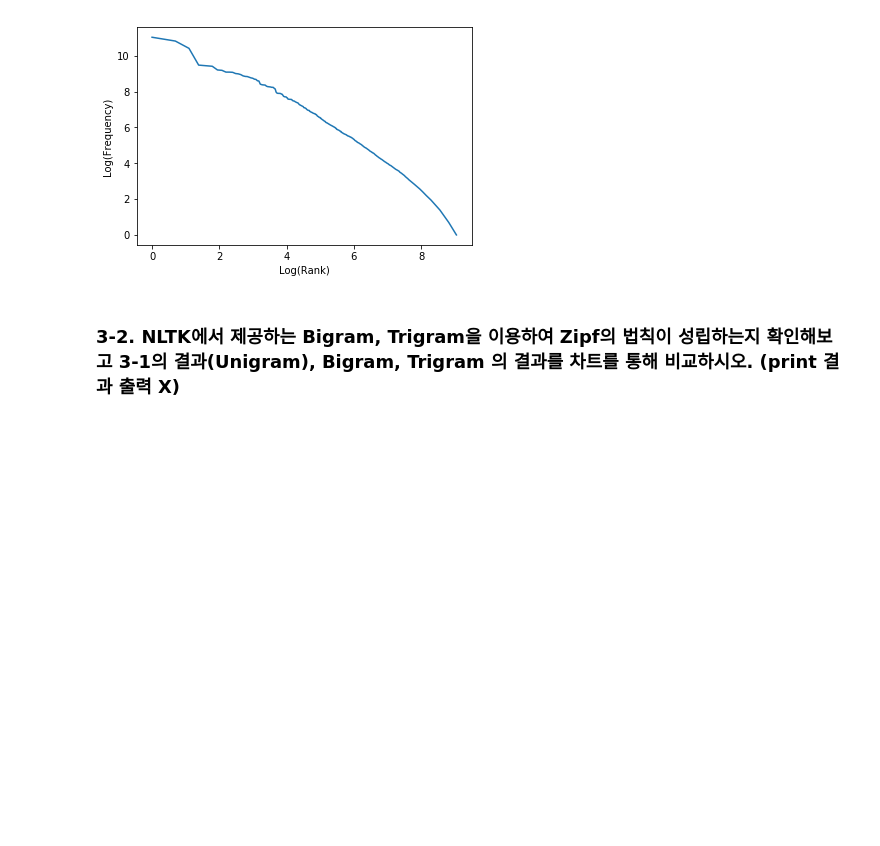
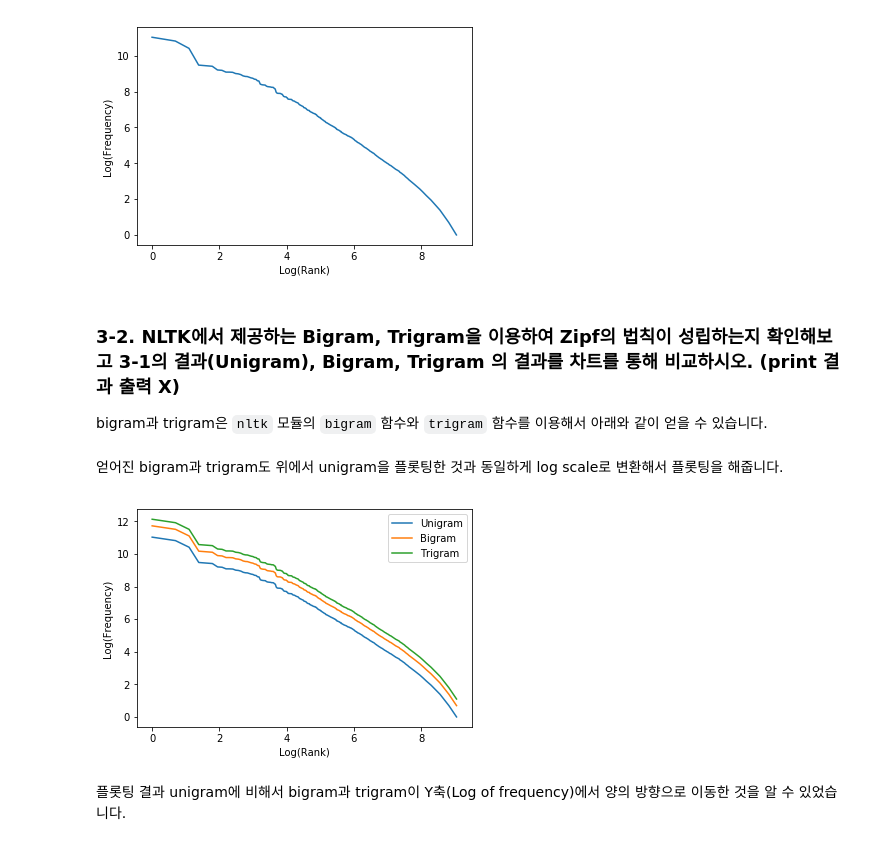
Before and after one commit to JamesKim2998/imma-term-project, a Jupyter notebook: notebooks/Problem3.ipynb, the cells around one changed output. Saved outputs shown, nothing was run; the diff lists cells and outputs as text; code cells hidden in the pictures; blank space fills up the shorter version.

```diff
--- a/notebooks/Problem3.ipynb
+++ b/notebooks/Problem3.ipynb
@@ -101,3 +106,5 @@ plt.show()
 [figure]
 # %% [markdown]
 ### 3-2. NLTK에서 제공하는 Bigram, Trigram을 이용하여 Zipf의 법칙이 성립하는지 확인해보고 3-1의 결과(Unigram), Bigram, Trigram 의 결과를 차트를 통해 비교하시오. (print 결과 출력 X)
+
+bigram과 trigram은 `nltk` 모듈의 `bigram` 함수와 `trigram` 함수를 이용해서 아래와 같이 얻을 수 있습니다.
@@ -104,11 +114,17 @@ plt.show()
+# %% [markdown]
+얻어진 bigram과 trigram도 위에서 unigram을 플롯팅한 것과 동일하게 log scale로 변환해서 플롯팅을 해줍니다.
 # %%
-bigram_list = list(nltk.bigrams(tokenized_words))
-freq_list, rank_list = zipf_law(bigram_list)
-plt.plot(np.log(rank_list), np.log(freq_list), label='Bigram')
-
-trigram_list = list(nltk.trigrams(tokenized_words))
-freq_list, rank_list = zipf_law(trigram_list)
-plt.plot(np.log(rank_list), np.log(freq_list), label='Trigram')
+plt.plot(np.log(rank_list), np.log(freq_list), label='Unigram')
+bigram_freq_list, bigram_rank_list = zipf_law(bigram_list)
+plt.plot(np.log(bigram_rank_list), np.log(bigram_freq_list), label='Bigram')
+trigram_freq_list, trigram_rank_list = zipf_law(trigram_list)
+plt.plot(np.log(trigram_rank_list), np.log(trigram_freq_list), label='Trigram')
 
 plt.legend()
+plt.xlabel('Log(Rank)')
+plt.ylabel('Log(Frequency)')
 plt.show()
+# %% [output]
+[figure, added]
+# %% [markdown]
+플롯팅 결과 unigram에 비해서 bigram과 trigram이 Y축(Log of frequency)에서 양의 방향으로 이동한 것을 알 수 있었습니다.
```
Also changed, not shown: parts of 6 cells of this notebook.
